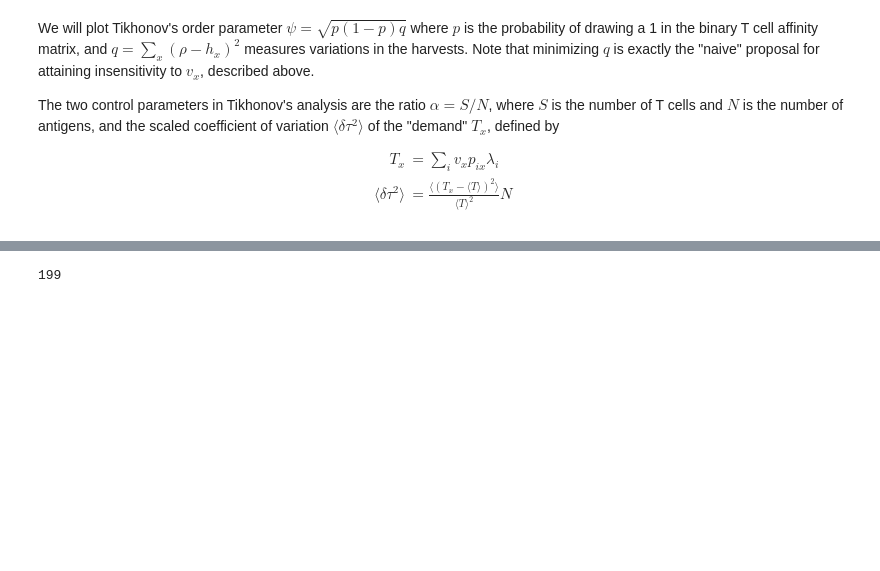
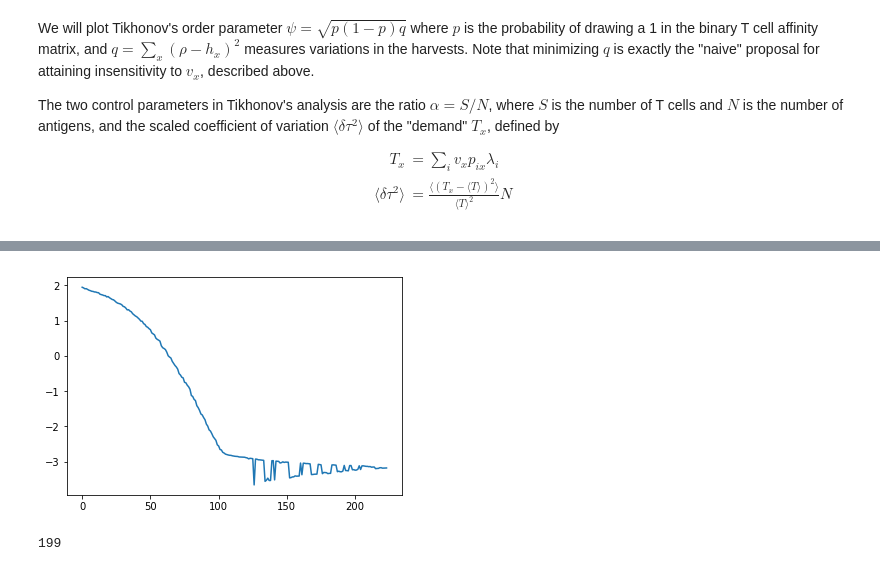
Before and after one commit to Ninjaneer32/immune-svm, a Jupyter notebook: scripts/Testing.ipynb, the cells around one changed output, grey strips where cells are left out. Drawn from its saved outputs; the diff is of its cells as text; code cells hidden in the pictures; blank space fills up the shorter version.

```diff
--- a/scripts/Testing.ipynb
+++ b/scripts/Testing.ipynb
@@ -712,3 +713,12 @@ log psi = -1.244751767797347
+# %%
+phiab = phi_reg_reg[Treg>1e-4,:]
+phiab = phiab[:,Treg>1e-4]
+
+lam,u=np.linalg.eig(phiab)
+plt.plot(np.log10(lam))
+plt.show()
+# %% [output]
+[figure, added]
 # %%
 np.sum(Treg>1e-4)
 # %% [output]
```
Also changed, not shown: parts of 3 cells of this notebook.
